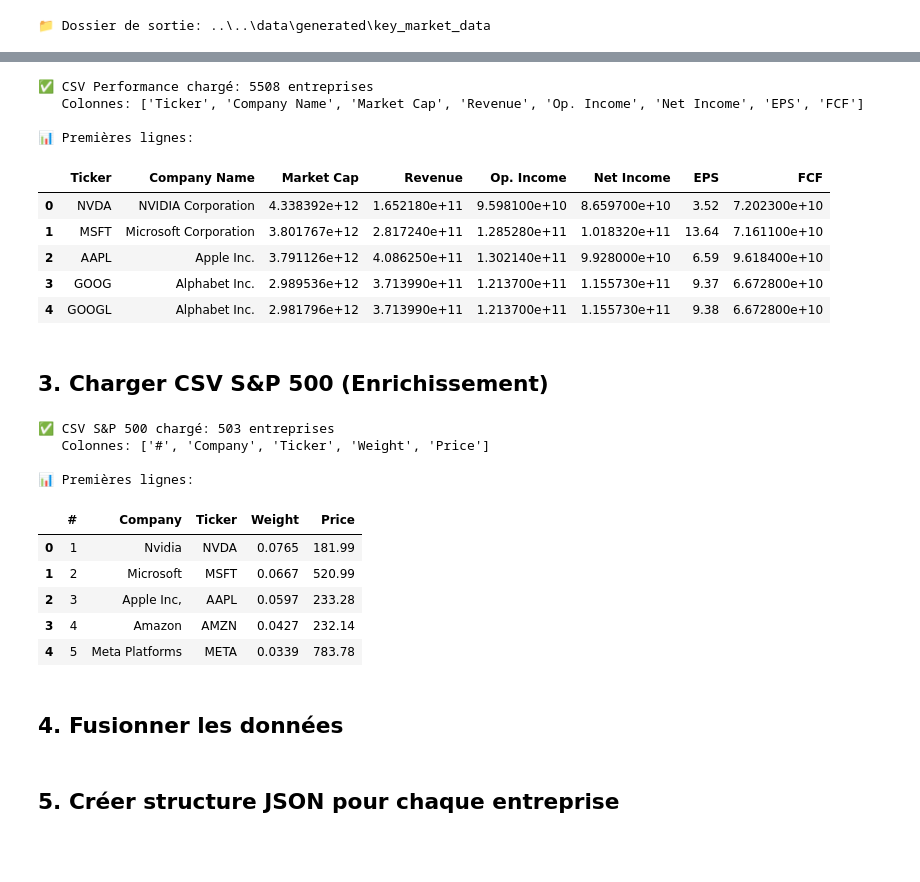
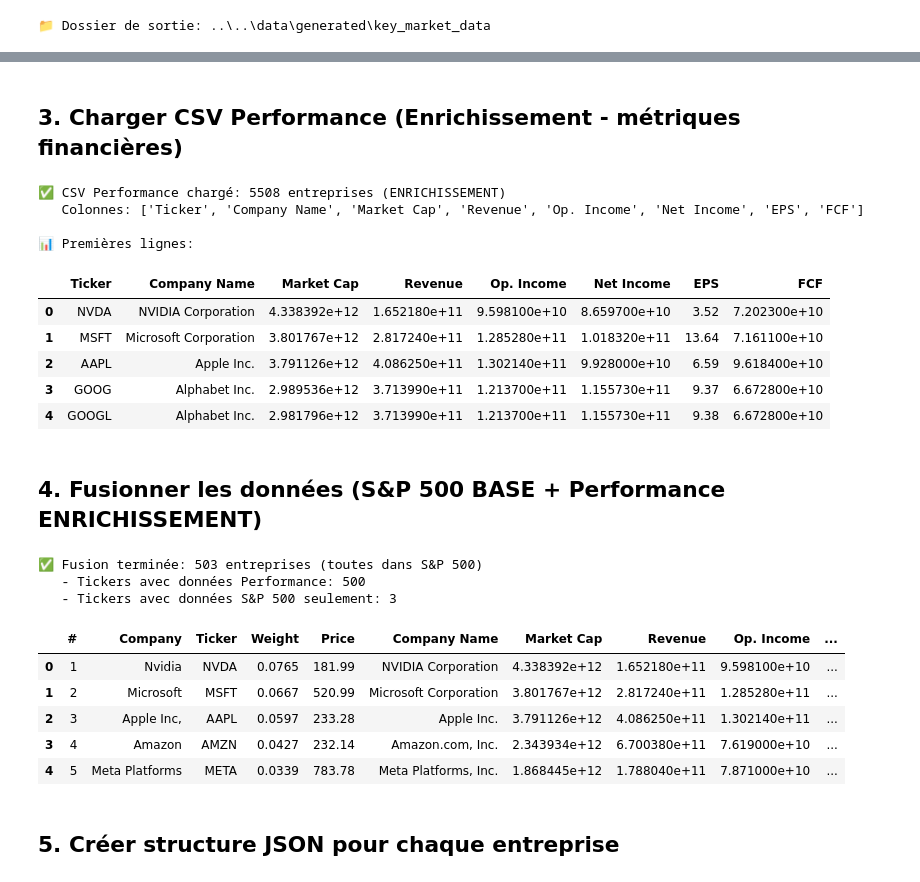
Before and after one commit to rayyan-oumlil/reguai, a Jupyter notebook: notebooks/extraction/generate_key_market_data.ipynb, the cells around one changed output, grey strips where cells are left out. Saved outputs shown, nothing was run; the diff lists cells and outputs as text; code cells hidden in the pictures; blank space fills up the shorter version.

```diff
--- a/notebooks/extraction/generate_key_market_data.ipynb
+++ b/notebooks/extraction/generate_key_market_data.ipynb
@@ -30,17 +63,19 @@ print(f"📁 Dossier de sortie: {DATA_GENERATED}")
+# %% [markdown]
+## 3. Charger CSV Performance (Enrichissement - métriques financières)
 # %%
-# Charger CSV Performance (contient toutes les métriques financières)
+# Charger CSV Performance (contient toutes les métriques financières) - ENRICHISSEMENT
 performance_df = pd.read_csv(DATA_RAW / '2025-09-26_stocks-performance.csv')
 
 # Normaliser colonne Symbol -> Ticker
 if 'Symbol' in performance_df.columns:
     performance_df = performance_df.rename(columns={'Symbol': 'Ticker'})
 
-print(f"✅ CSV Performance chargé: {len(performance_df)} entreprises")
+print(f"✅ CSV Performance chargé: {len(performance_df)} entreprises (ENRICHISSEMENT)")
 print(f"   Colonnes: {list(performance_df.columns)}")
 print(f"\n📊 Premières lignes:")
 performance_df.head()
 # %% [output]
-✅ CSV Performance chargé: 5508 entreprises
+✅ CSV Performance chargé: 5508 entreprises (ENRICHISSEMENT)
    Colonnes: ['Ticker', 'Company Name', 'Market Cap', 'Revenue', 'Op. Income', 'Net Income', 'EPS', 'FCF']
 
 📊 Premières lignes:
@@ -50,58 +85,38 @@ performance_df.head()
 | 2 | AAPL | Apple Inc. | 3.791126e+12 | 4.086250e+11 | 1.302140e+11 | 9.928000e+10 | 6.59 | 9.618400e+10 |
 | 3 | GOOG | Alphabet Inc. | 2.989536e+12 | 3.713990e+11 | 1.213700e+11 | 1.155730e+11 | 9.37 | 6.672800e+10 |
 | 4 | GOOGL | Alphabet Inc. | 2.981796e+12 | 3.713990e+11 | 1.213700e+11 | 1.155730e+11 | 9.38 | 6.672800e+10 |
-# %% [markdown]
-## 3. Charger CSV S&P 500 (Enrichissement)
-# %%
-# Charger CSV S&P 500 (contient Weight et Price pour les 503 tickers)
-composition_df = pd.read_csv(DATA_RAW / '2025-08-15_composition_sp500.csv')
-
-# Normaliser colonne Symbol -> Ticker
-if 'Symbol' in composition_df.columns:
-    composition_df = composition_df.rename(columns={'Symbol': 'Ticker'})
-
-# Convertir Weight et Price (format européen avec virgule)
-if 'Weight' in composition_df.columns:
-    composition_df['Weight'] = composition_df['Weight'].astype(str).str.replace(',', '.').astype(float)
-if 'Price' in composition_df.columns:
-    composition_df['Price'] = composition_df['Price'].astype(str).str.replace(',', '.').astype(float)
-
-print(f"✅ CSV S&P 500 chargé: {len(composition_df)} entreprises")
-print(f"   Colonnes: {list(composition_df.columns)}")
-print(f"\n📊 Premières lignes:")
-composition_df.head()
-# %% [output]
-✅ CSV S&P 500 chargé: 503 entreprises
-   Colonnes: ['#', 'Company', 'Ticker', 'Weight', 'Price']
-
-📊 Premières lignes:
-|  | # | Company | Ticker | Weight | Price |
-| 0 | 1 | Nvidia | NVDA | 0.0765 | 181.99 |
-| 1 | 2 | Microsoft | MSFT | 0.0667 | 520.99 |
-| 2 | 3 | Apple Inc, | AAPL | 0.0597 | 233.28 |
-| 3 | 4 | Amazon | AMZN | 0.0427 | 232.14 |
-| 4 | 5 | Meta Platforms | META | 0.0339 | 783.78 |
 # %% [markdown]
-## 4. Fusionner les données
+## 4. Fusionner les données (S&P 500 BASE + Performance ENRICHISSEMENT)
 # %%
-# Fusionner : Performance comme base, enrichir avec S&P 500
+# Fusionner : S&P 500 comme BASE, enrichir avec Performance
+# Méthode adaptée du collègue : merge par Ticker (left join sur S&P 500)
 merged_df = pd.merge(
-    performance_df,  # Base principale
-    composition_df[['Ticker', 'Company', 'Weight', 'Price']],  # Enrichissement S&P 500
+    composition_df,  # BASE PRINCIPALE : S&P 500 (~500 entreprises)
+    performance_df[['Ticker', 'Company Name', 'Market Cap', 'Revenue', 'Op. Income', 'Net Income', 'EPS', 'FCF']],  # ENRICHISSEMENT : métriques financières
     on='Ticker',
-    how='left',  # Garder tous les tickers de Performance, ajouter S&P 500 si disponible
-    suffixes=('', '_sp500')
+    how='left',  # Garder tous les tickers du S&P 500, ajouter Performance si disponible
+    suffixes=('', '_performance')
 )
 
 # Statistiques
-sp500_count = merged_df['Weight'].notna().sum()
 total_count = len(merged_df)
+performance_count = merged_df['Market Cap'].notna().sum()
 
-print(f"✅ Fusion terminée: {total_count} entreprises")
-print(f"   - Tickers avec données S&P 500: {sp500_count}")
-print(f"   - Tickers avec données performance seulement: {total_count - sp500_count}")
+print(f"✅ Fusion terminée: {total_count} entreprises (toutes dans S&P 500)")
+print(f"   - Tickers avec données Performance: {performance_count}")
+print(f"   - Tickers avec données S&P 500 seulement: {total_count - performance_count}")
 
 merged_df.head()
+# %% [output]
+✅ Fusion terminée: 503 entreprises (toutes dans S&P 500)
+   - Tickers avec données Performance: 500
+   - Tickers avec données S&P 500 seulement: 3
+|  | # | Company | Ticker | Weight | Price | Company Name | Market Cap | Revenue | Op. Income | ... |
+| 0 | 1 | Nvidia | NVDA | 0.0765 | 181.99 | NVIDIA Corporation | 4.338392e+12 | 1.652180e+11 | 9.598100e+10 | ... |
+| 1 | 2 | Microsoft | MSFT | 0.0667 | 520.99 | Microsoft Corporation | 3.801767e+12 | 2.817240e+11 | 1.285280e+11 | ... |
+| 2 | 3 | Apple Inc, | AAPL | 0.0597 | 233.28 | Apple Inc. | 3.791126e+12 | 4.086250e+11 | 1.302140e+11 | ... |
+| 3 | 4 | Amazon | AMZN | 0.0427 | 232.14 | Amazon.com, Inc. | 2.343934e+12 | 6.700380e+11 | 7.619000e+10 | ... |
+| 4 | 5 | Meta Platforms | META | 0.0339 | 783.78 | Meta Platforms, Inc. | 1.868445e+12 | 1.788040e+11 | 7.871000e+10 | ... |
 # %% [markdown]
 ## 5. Créer structure JSON pour chaque entreprise
 # %%
```
Also changed, not shown: parts of 18 cells of this notebook, 3 other files.
